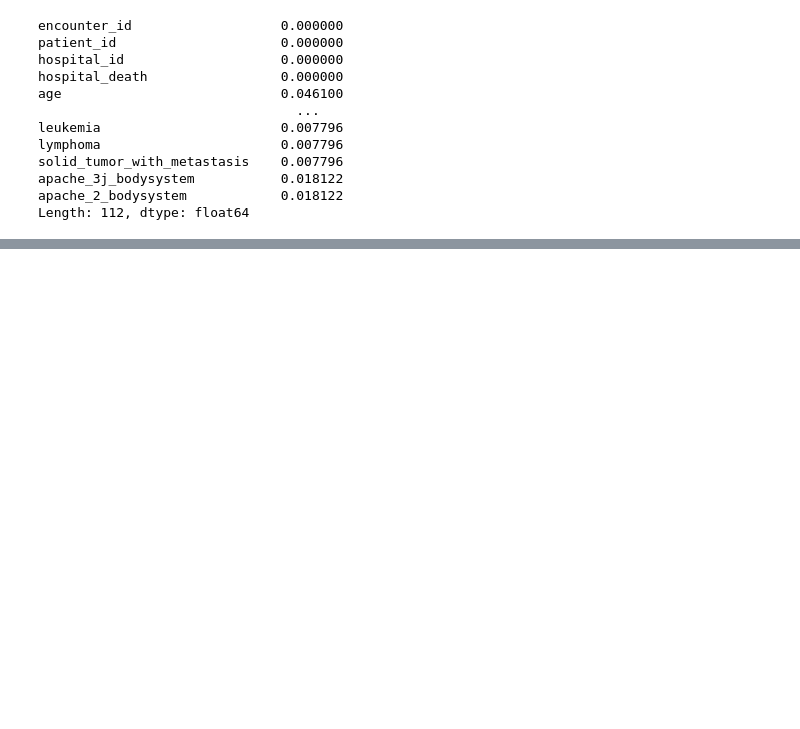
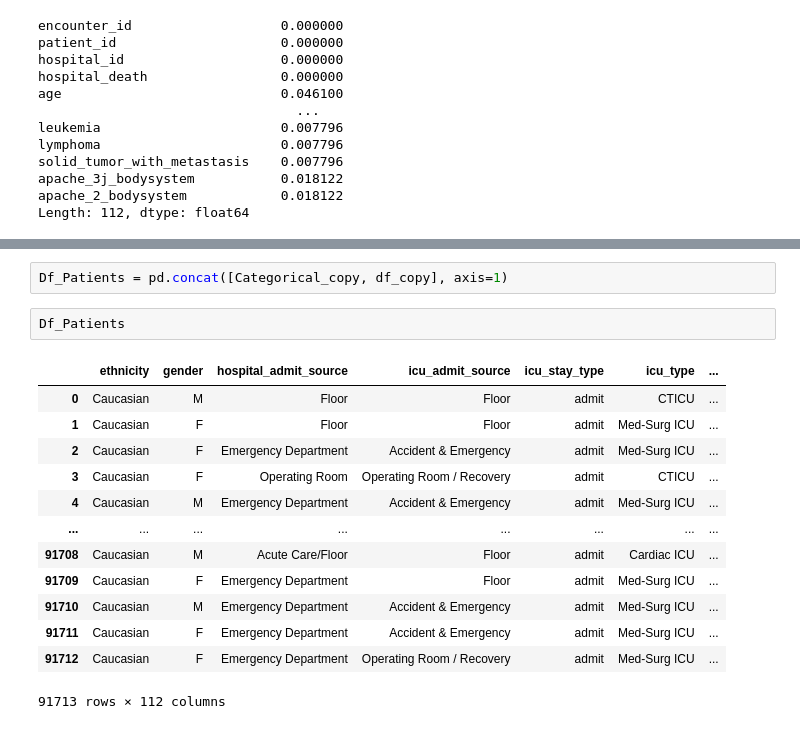
Before and after one commit to BVishal-Geek/Patient-Survival-Prediction---Dash-Visualization, a Jupyter notebook: src/main1.ipynb, the cells around one changed output, grey strips where cells are left out. Drawn from its saved outputs; the diff is of its cells as text; blank space fills up the shorter version.

```diff
--- a/src/main1.ipynb
+++ b/src/main1.ipynb
@@ -123,0 +181,18 @@ for column in numeric_columns:
+# %%
+Df_Patients = pd.concat([Categorical_copy, df_copy], axis=1)
+# %%
+Df_Patients
+# %% [output]
+|  | ethnicity | gender | hospital_admit_source | icu_admit_source | icu_stay_type | icu_type | ... |
+| 0 | Caucasian | M | Floor | Floor | admit | CTICU | ... |
+| 1 | Caucasian | F | Floor | Floor | admit | Med-Surg ICU | ... |
+| 2 | Caucasian | F | Emergency Department | Accident & Emergency | admit | Med-Surg ICU | ... |
+| 3 | Caucasian | F | Operating Room | Operating Room / Recovery | admit | CTICU | ... |
+| 4 | Caucasian | M | Emergency Department | Accident & Emergency | admit | Med-Surg ICU | ... |
+| ... | ... | ... | ... | ... | ... | ... | ... |
+| 91708 | Caucasian | M | Acute Care/Floor | Floor | admit | Cardiac ICU | ... |
+| 91709 | Caucasian | F | Emergency Department | Floor | admit | Med-Surg ICU | ... |
+| 91710 | Caucasian | M | Emergency Department | Accident & Emergency | admit | Med-Surg ICU | ... |
+| 91711 | Caucasian | F | Emergency Department | Accident & Emergency | admit | Med-Surg ICU | ... |
+| 91712 | Caucasian | F | Emergency Department | Operating Room / Recovery | admit | Med-Surg ICU | ... |
+91713 rows × 112 columns
```
Also changed, not shown: parts of 16 cells of this notebook.
